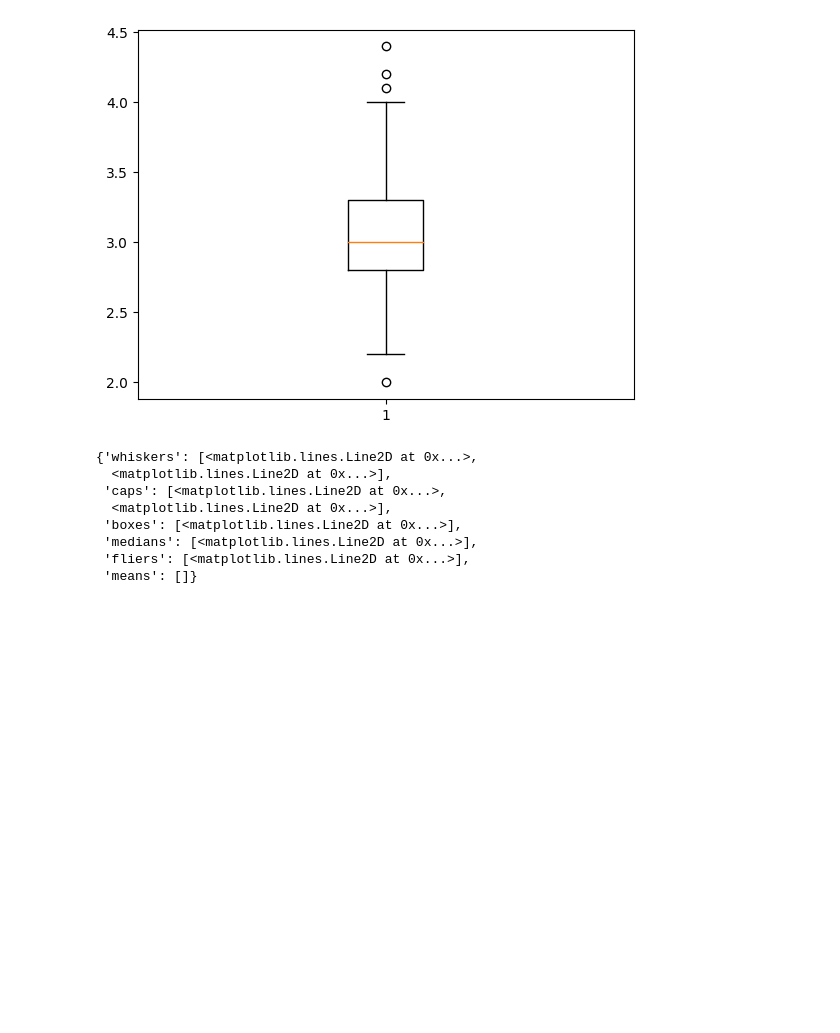
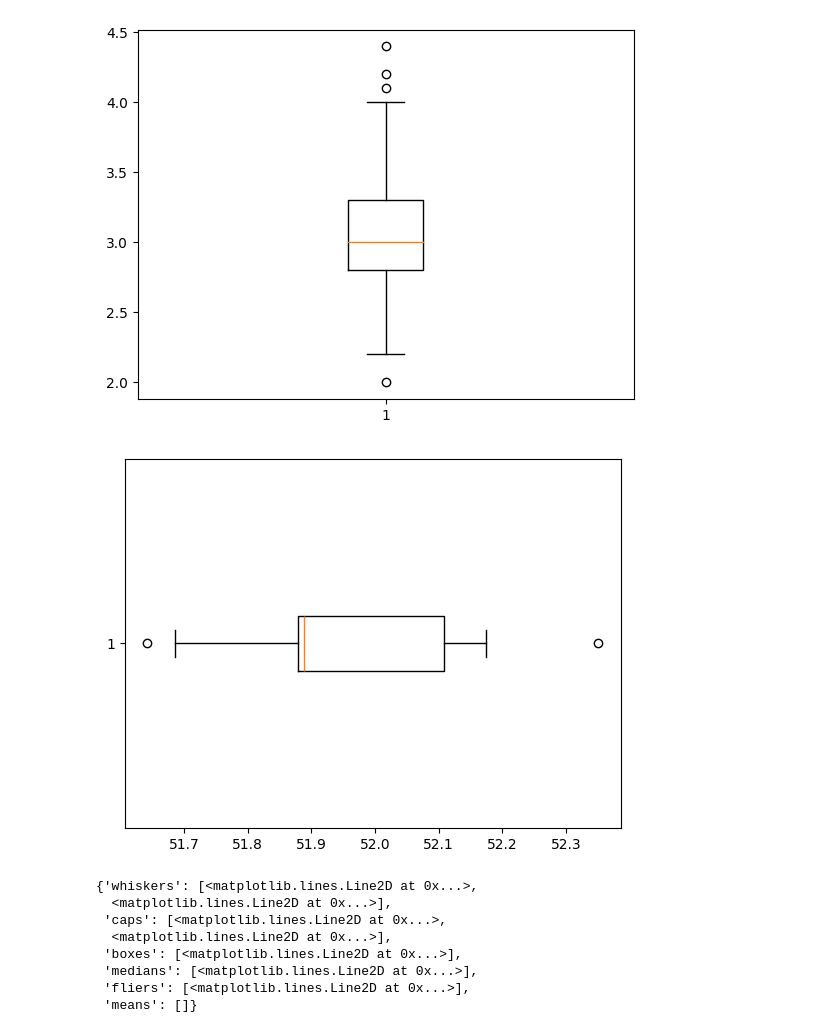
Before and after one commit to Tanny-H/dataviz2025, a Jupyter notebook: Visualize_Data_Distribution.ipynb, the cells around one changed output. Saved outputs shown, nothing was run; the diff lists cells and outputs as text; code cells hidden in the pictures; blank space fills up the shorter version.

```diff
--- a/Visualize_Data_Distribution.ipynb
+++ b/Visualize_Data_Distribution.ipynb
@@ -338,6 +413,10 @@ df.head()
 O = plt.boxplot(df['SepalWidth'])
 # %% [output]
 [figure]
+# %%
+O=plt.boxplot(stopandsearch_df['Latitude'].dropna(),whis=1 ,vert=False)
+# %% [output]
+[figure, added]
 # %%
 O
 # %% [output]
```
Also changed, not shown: parts of 17 cells of this notebook.
